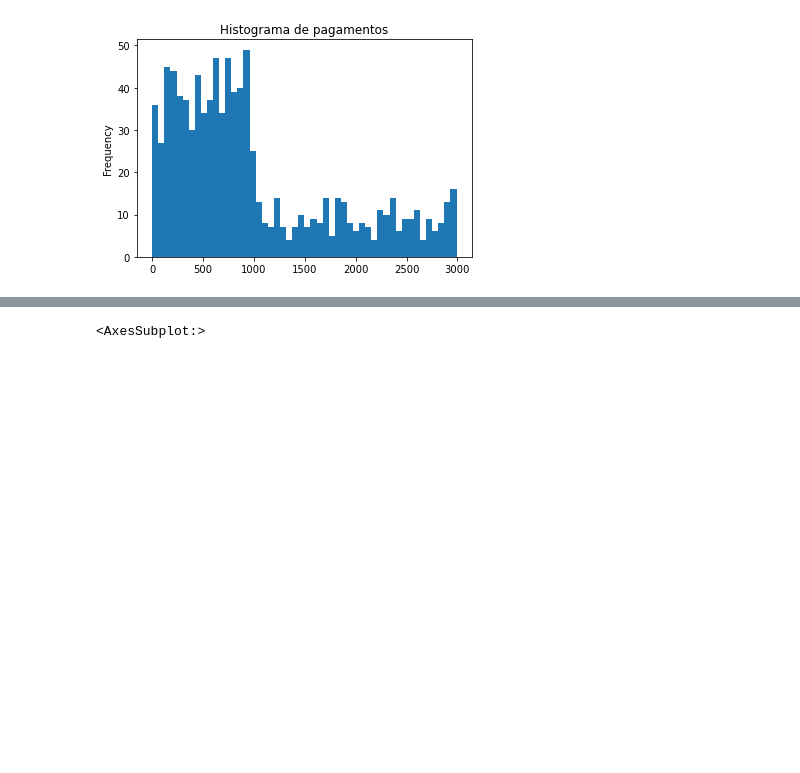
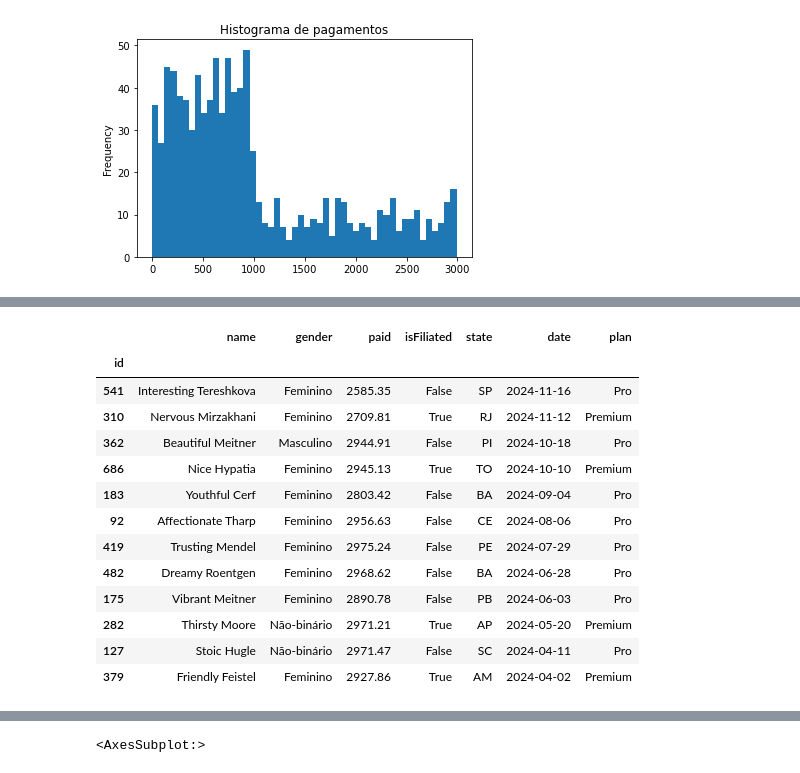
Before and after one commit to VicourtBitt/pandas_python, a Jupyter notebook: TIC_TRILHAS/aritmetica/aritmetica.ipynb, the cells around one changed output, grey strips where cells are left out. Saved outputs shown, nothing was run; the diff lists cells and outputs as text; code cells hidden in the pictures; blank space fills up the shorter version.

```diff
--- a/TIC_TRILHAS/aritmetica/aritmetica.ipynb
+++ b/TIC_TRILHAS/aritmetica/aritmetica.ipynb
@@ -42,0 +77,23 @@ df['paid'].plot(kind='hist', bins=50, title='Histograma de pagamentos')
+# %%
+# Pagamentos que estão fora do padrão
+df2024off = df2024.loc[
+    df2024['paid'] > mean2024 + 2*std2024
+]
+
+# Ordenando os pagamentos fora do padrão por data
+df2024off.sort_values(by='date', ascending=False)
+# %% [output]
+|  | name | gender | paid | isFiliated | state | date | plan |
+| id |  |  |  |  |  |  |  |
+| 541 | Interesting Tereshkova | Feminino | 2585.35 | False | SP | 2024-11-16 | Pro |
+| 310 | Nervous Mirzakhani | Feminino | 2709.81 | True | RJ | 2024-11-12 | Premium |
+| 362 | Beautiful Meitner | Masculino | 2944.91 | False | PI | 2024-10-18 | Pro |
+| 686 | Nice Hypatia | Feminino | 2945.13 | True | TO | 2024-10-10 | Premium |
+| 183 | Youthful Cerf | Feminino | 2803.42 | False | BA | 2024-09-04 | Pro |
+| 92 | Affectionate Tharp | Feminino | 2956.63 | False | CE | 2024-08-06 | Pro |
+| 419 | Trusting Mendel | Feminino | 2975.24 | False | PE | 2024-07-29 | Pro |
+| 482 | Dreamy Roentgen | Feminino | 2968.62 | False | BA | 2024-06-28 | Pro |
+| 175 | Vibrant Meitner | Feminino | 2890.78 | False | PB | 2024-06-03 | Pro |
+| 282 | Thirsty Moore | Não-binário | 2971.21 | True | AP | 2024-05-20 | Premium |
+| 127 | Stoic Hugle | Não-binário | 2971.47 | False | SC | 2024-04-11 | Pro |
+| 379 | Friendly Feistel | Feminino | 2927.86 | True | AM | 2024-04-02 | Premium |
```
Also changed, not shown: parts of 4 cells of this notebook.
